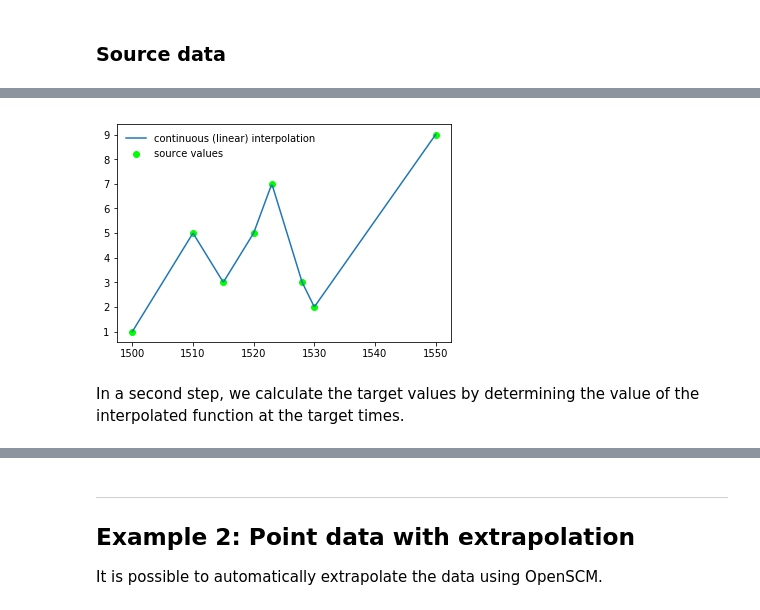
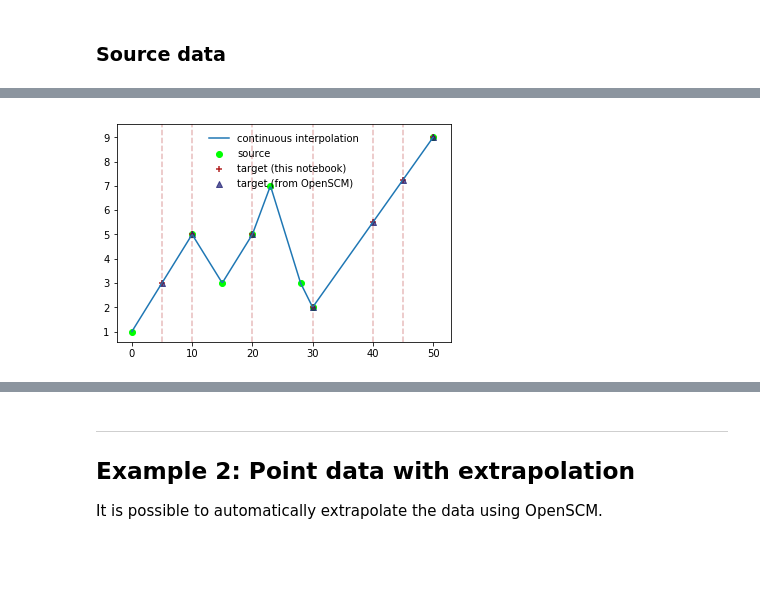
Before and after one commit to openscm/openscm, a Jupyter notebook: notebooks/timeseries-conversion.ipynb, the cells around one changed output, grey strips where cells are left out. Drawn from its saved outputs; the diff is of its cells as text; code cells hidden in the pictures; blank space fills up the shorter version.

Commit message:
Update notebooks with note about conversion

```diff
--- a/notebooks/timeseries-conversion.ipynb
+++ b/notebooks/timeseries-conversion.ipynb
@@ -74,3 +59,5 @@ As a reminder, each data value in a 'point' timeseries represents the value of t
+# %%
+paras = ParameterSet()
 # %% [markdown]
 ---
 ## Example 1: Point data without extrapolation
@@ -83,10 +83,4 @@ To start with, we set our source data.
 # %%
-source_values = np.array([1, 5, 3, 5, 7, 3, 2, 9])
-source_times = [
-    dt.datetime(y, 1, 1)
-    for y in [1500, 1510, 1515, 1520, 1523, 1528, 1530, 1550]
-]
-
 ax = plt.figure().add_subplot(111)
 ax.scatter(
     source_times,
@@ -117,0 +99,11 @@ To convert from discrete to continuous data, we interpolate the data to a contin
+# %%
+target_times = np.array([5, 10, 20, 30, 40, 45, 50])
+point_target_view = paras.get_timeseries_view(
+    ("Emissions", "CH4"),
+    ("World",),
+    "MtCH4 / yr",
+    target_times,
+    timeseries_type=ParameterType.POINT_TIMESERIES,
+    interpolation_type=InterpolationType.LINEAR,
+    extrapolation_type=ExtrapolationType.NONE,
+)
@@ -118,24 +114,43 @@ To convert from discrete to continuous data, we interpolate the data to a contin
 # %%
 ax = plt.figure().add_subplot(111)
 ax.scatter(
     source_times,
     source_values,
     marker=MARKER_1,
     color=COLOUR_1,
-    label="source values",
+    label="source",
 )
-
-source_times_int = [convert_datetime_to_openscm_time(t) for t in source_times]
-fine_times = np.linspace(source_times_int[0], source_times_int[-1], 300)
-interp = interpolate.interp1d(source_times_int, source_values)
+fine_times = np.linspace(
+    source_times[0],
+    source_times[-1],
+    300,
+)
+interp = interpolate.interp1d(
+    source_times,
+    source_values,
+)
 ax.plot(
-    [convert_openscm_time_to_datetime(t) for t in fine_times],
+    fine_times,
     interp(fine_times),
-    label="continuous (linear) interpolation",
+    label="continuous interpolation",
 )
-
+ax.scatter(
+    target_times,
+    interp(target_times),
+    color=COLOUR_3,
+    marker=MARKER_3,
+    label="target (this notebook)",
+)
+ax.scatter(
+    target_times,
+    point_target_view.get(),
+    marker=MARKER_2,
+    color=COLOUR_2,
+    alpha=0.7,
+    label="target (from OpenSCM)",
+)
+for x in target_times[:-1]:
+    ax.axvline(x=x, color=COLOUR_3, alpha=0.3, ls="--")
 ax.legend(frameon=False);
 # %% [output]
-[figure, old version]
+[figure, new version]
-# %% [markdown]
-In a second step, we calculate the target values by determining the value of the interpolated function at the target times.
```
Also changed, not shown: parts of 70 cells of this notebook, 3 other files.
